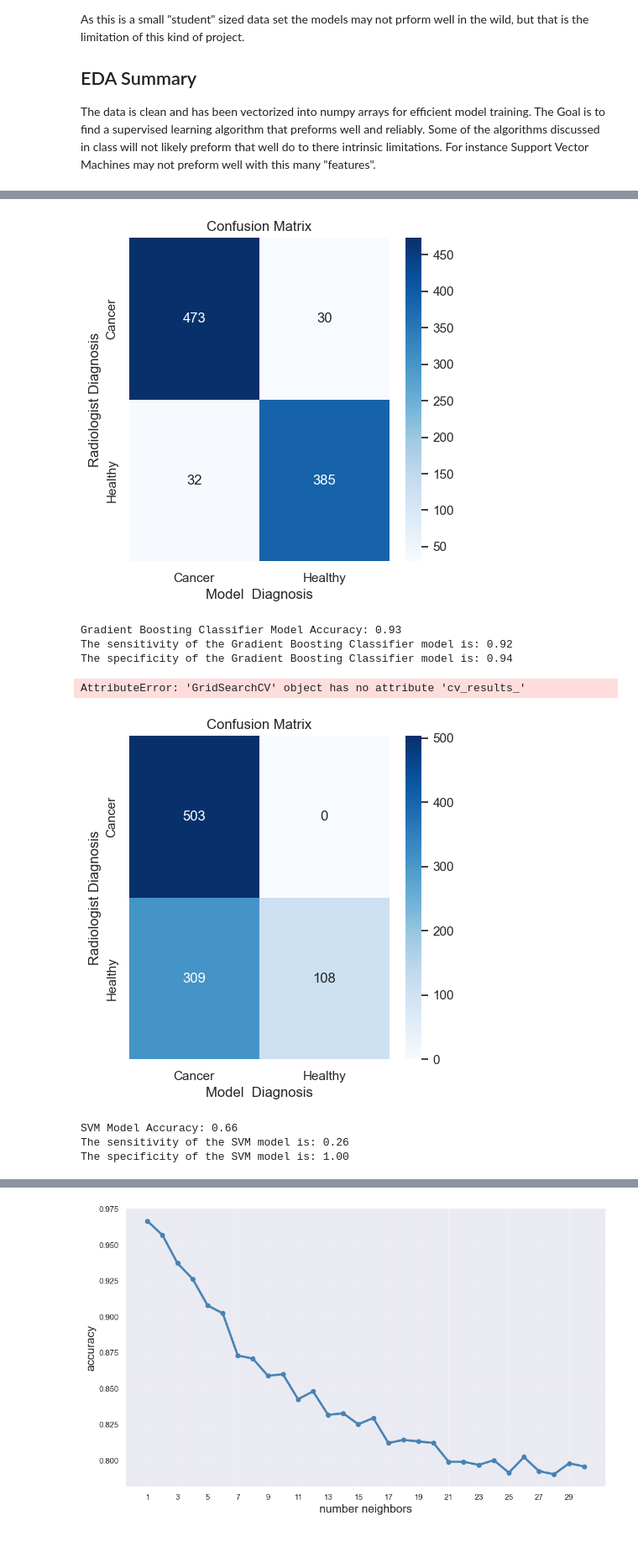
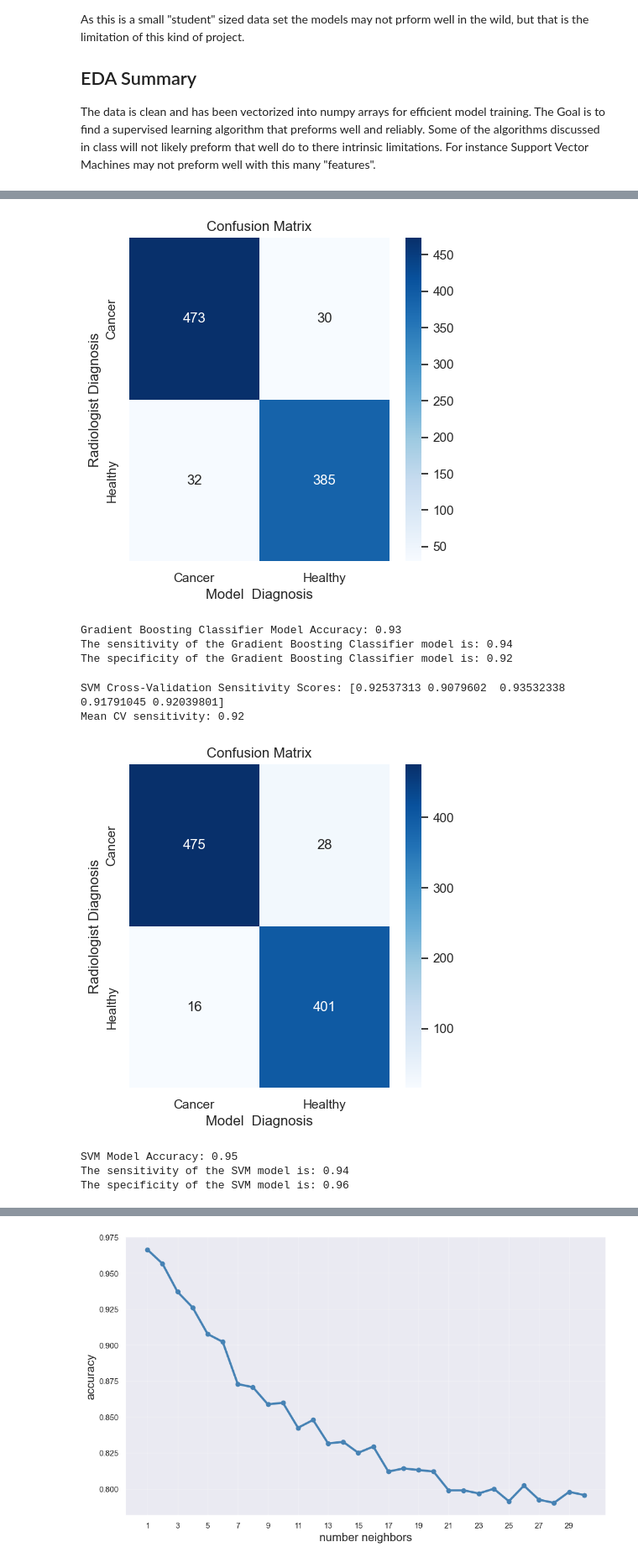
Before and after one commit to nicholasdoerksen/Supervised-Learning-Project, a Jupyter notebook: Final Project.ipynb, the cells around one changed output, grey strips where cells are left out. Shown at 84% size. Saved outputs shown, nothing was run; the diff lists cells and outputs as text; code cells hidden in the pictures.

```diff
--- a/Final Project.ipynb
+++ b/Final Project.ipynb
@@ -303,52 +355,42 @@ gradient_boost_model = GradientBoostingClassifier(random_state=1).fit(X_train, y
 y_pred_gradient = gradient_boost_model.predict(X_test)
 accuracy_gradient = np.mean(y_pred_gradient == y_test)
 cm = confusion_matrix(y_test, y_pred_gradient)
-plot_confusion_matrix(cm, labels)
+plot_confusion_matrix(cm)
 print(f"Gradient Boosting Classifier Model Accuracy: {accuracy_gradient:.2f}")
 print(f"The sensitivity of the Gradient Boosting Classifier model is: {sensitivity(y_test, y_pred_gradient):.2f}")
 print(f"The specificity of the Gradient Boosting Classifier model is: {specificity(y_test, y_pred_gradient):.2f}")
 # %% [output]
 [figure]
 Gradient Boosting Classifier Model Accuracy: 0.93
-The sensitivity of the Gradient Boosting Classifier model is: 0.92
-The specificity of the Gradient Boosting Classifier model is: 0.94
+The sensitivity of the Gradient Boosting Classifier model is: 0.94
+The specificity of the Gradient Boosting Classifier model is: 0.92
-# %%
-# Function to visualize the search grid results and plot the validation accuracy heatmap
-def plotSearchGrid(grid):
-
-    scores = [x for x in grid.cv_results_["mean_test_score"]]
-    scores = np.array(scores).reshape(len(grid.param_grid["C"]), len(grid.param_grid["gamma"]))
-
-    plt.figure(figsize=(10, 8))
-    plt.subplots_adjust(left=.2, right=0.95, bottom=0.15, top=0.95)
-    plt.imshow(scores, interpolation='nearest', cmap=plt.cm.hot,
-               norm=MidpointNormalize(vmin=0.2, midpoint=0.92))
-    plt.xlabel('gamma')
-    plt.ylabel('C')
-    plt.colorbar()
-    plt.xticks(np.arange(len(grid.param_grid["gamma"])), grid.param_grid["gamma"], rotation=45)
-    plt.yticks(np.arange(len(grid.param_grid["C"])), grid.param_grid["C"])
-    plt.title('Validation accuracy')
-    plt.show()
-
-
-plotSearchGrid(grid)
-# %% [output]
-AttributeError: 'GridSearchCV' object has no attribute 'cv_results_'
+# %%
+
+# Create the SVM model
+svc = SVC(kernel='linear', random_state=1)
+
+# Perform 5-fold cross-validation on the training set
+cv_scores = cross_val_score(svc, X_train, y_train, cv=cv, scoring=sensitivity_scorer)
+
+print(f"SVM Cross-Validation Sensitivity Scores: {cv_scores}")
+print(f"Mean CV sensitivity: {cv_scores.mean():.2f}")
+# %% [output]
+SVM Cross-Validation Sensitivity Scores: [0.92537313 0.9079602  0.93532338 0.91791045 0.92039801]
+Mean CV sensitivity: 0.92
 # %%
-# Train the SVM model with the best parameters found by GridSearchCV
+# Train the SVM model
 
 from sklearn.svm import SVC
 svm_model = SVC(kernel='linear', random_state=1).fit(X_train, y_train)
 y_pred_svm = svm_model.predict(X_test)
 accuracy_svm = np.mean(y_pred_svm == y_test)
 cm = confusion_matrix(y_test, y_pred_svm)
-plot_confusion_matrix(cm, labels)
+plot_confusion_matrix(cm)
 print(f"SVM Model Accuracy: {accuracy_svm:.2f}")
 print(f"The sensitivity of the SVM model is: {sensitivity(y_test, y_pred_svm):.2f}")
 print(f"The specificity of the SVM model is: {specificity(y_test, y_pred_svm):.2f}")
 # %% [output]
-[figure, old version]
+[figure, new version]
-SVM Model Accuracy: 0.66
-The sensitivity of the SVM model is: 0.26
-The specificity of the SVM model is: 1.00
+SVM Model Accuracy: 0.95
+The sensitivity of the SVM model is: 0.94
+The specificity of the SVM model is: 0.96
```
Also changed, not shown: parts of 26 cells of this notebook.
